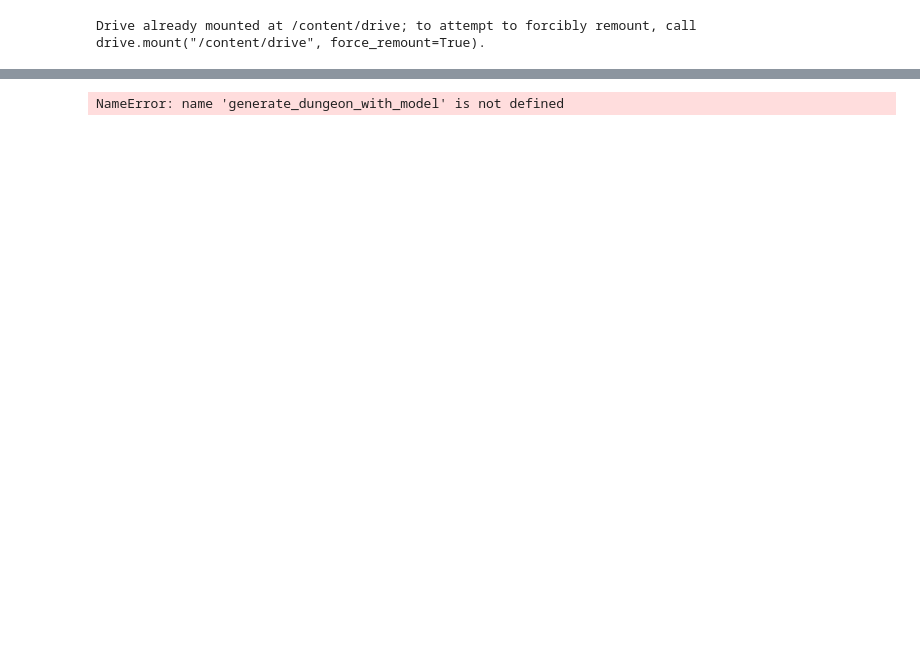
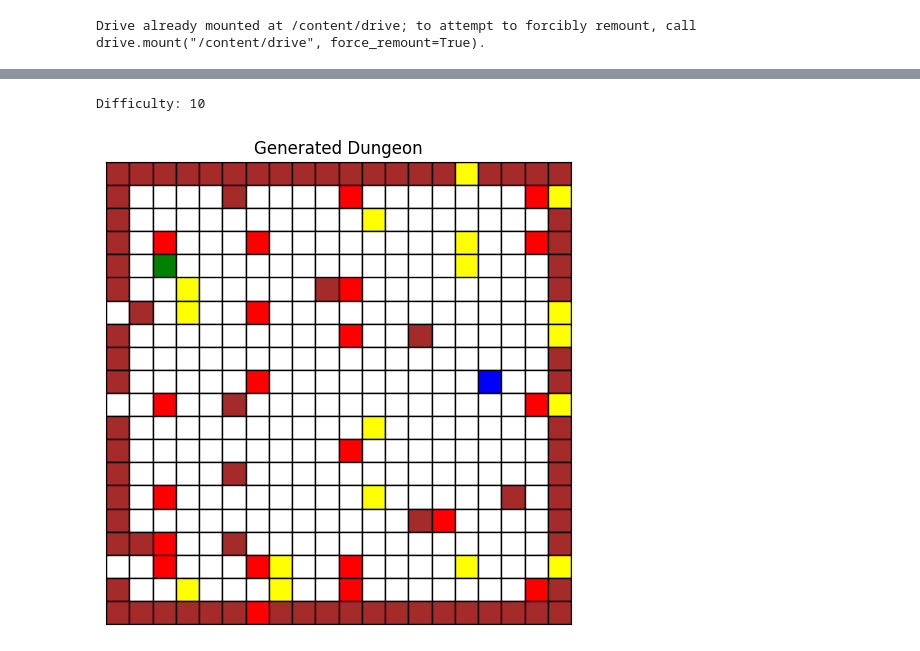
Before and after one commit to sumitkanu/AI-Game-Developer, a Jupyter notebook: Level_Generator.ipynb, the cells around one changed output, grey strips where cells are left out. Cells and saved outputs as stored; diff of their text form; code cells hidden in the pictures; blank space fills up the shorter version.

```diff
--- a/Level_Generator.ipynb
+++ b/Level_Generator.ipynb
@@ -329,8 +359,11 @@ Episode 100, Epsilon: 0.904
-# %%
-generated_dungeon = generate_dungeon_with_model(trained_agent, 20, 20)
-visualize_dungeon(generated_dungeon)
-# %% [output]
-NameError: name 'generate_dungeon_with_model' is not defined
+# %%
+difficulty = 10
+print(f"Difficulty: {difficulty}")
+generated_dungeon = generate_dungeon_with_model(trained_agent, difficulty)
+visualize_dungeon(generated_dungeon)
+# %% [output]
+Difficulty: 10
+[figure, added]
 # %%
 import torch
 
```
Also changed, not shown: parts of 5 cells of this notebook.
